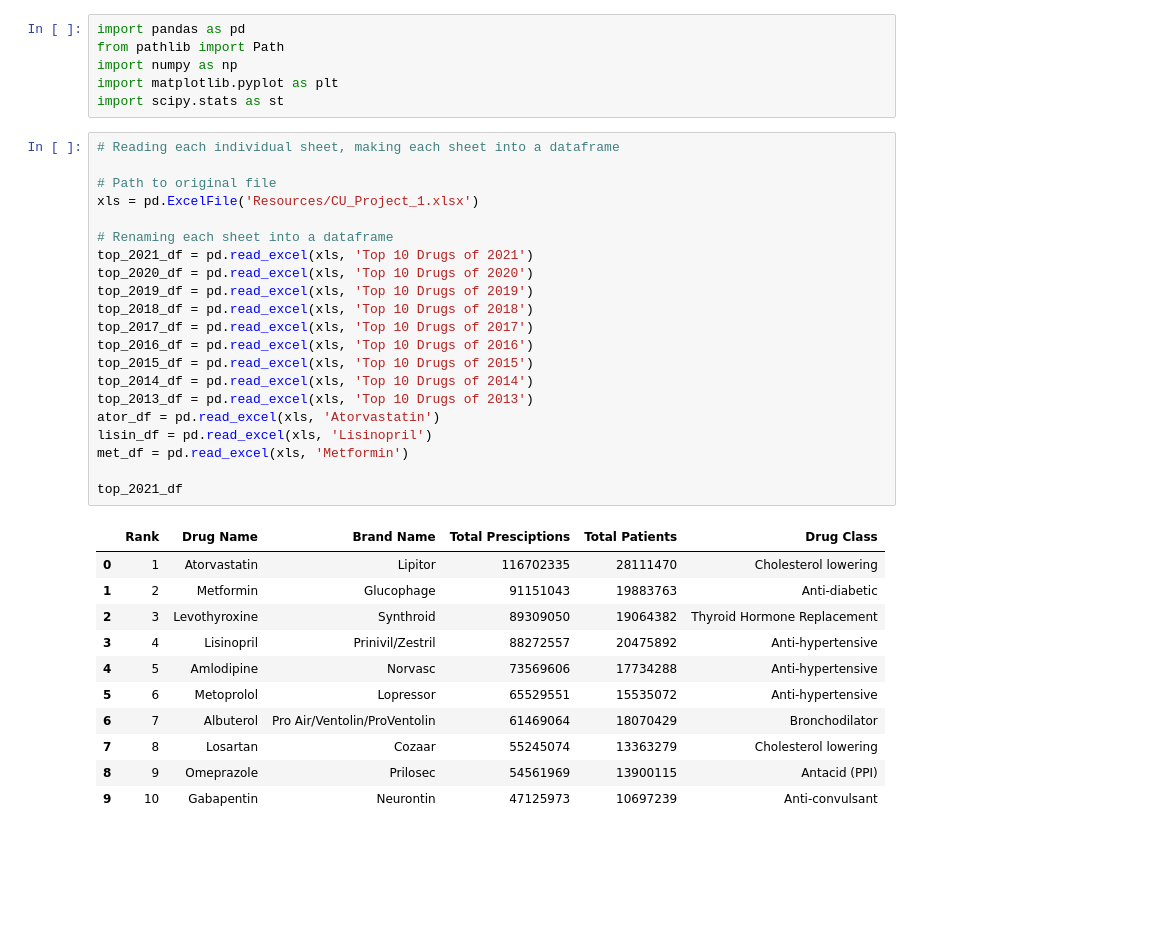
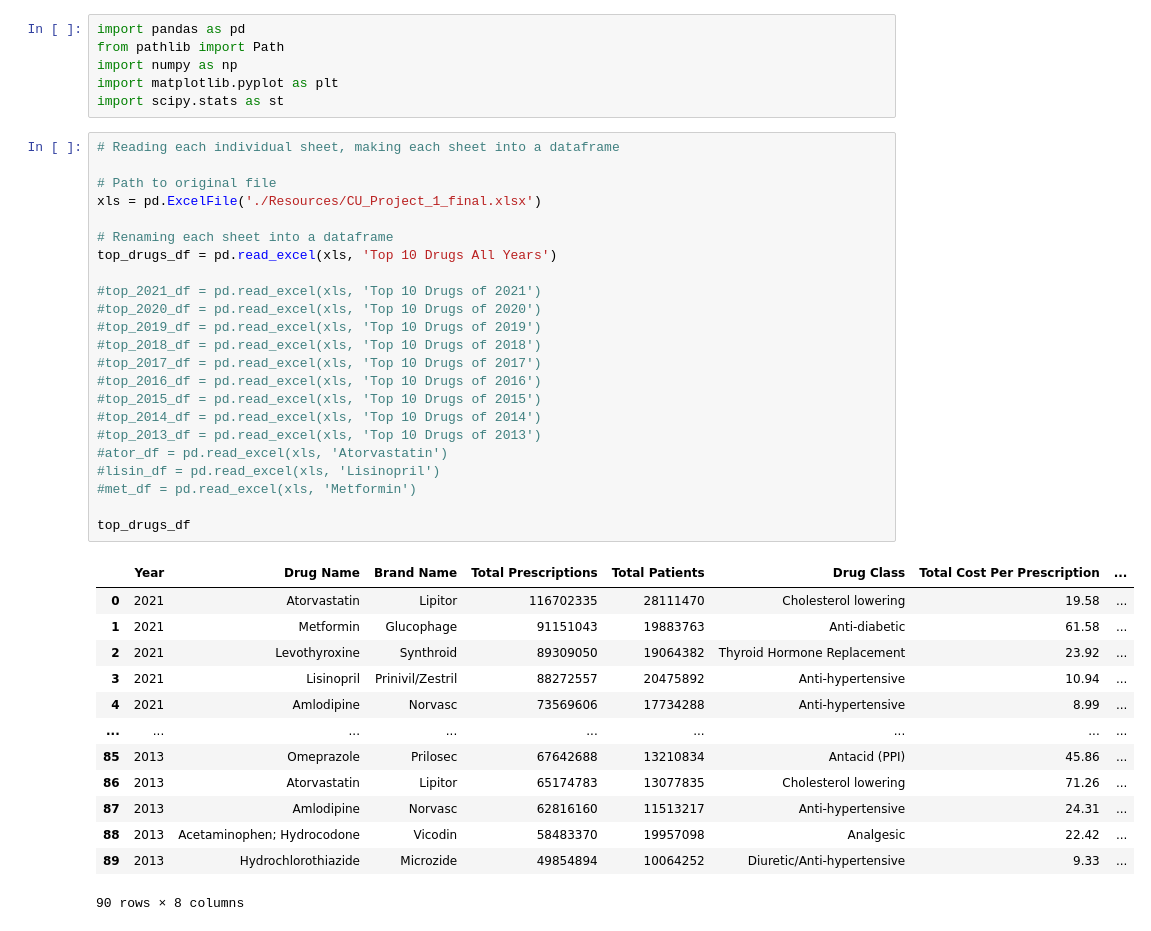
Before and after one commit to Brendan99LL/CU_Project_1, a Jupyter notebook: Drugs.py.ipynb, the cells around one changed output. Cells and saved outputs as stored; diff of their text form; blank space fills up the shorter version.

```diff
--- a/Drugs.py.ipynb
+++ b/Drugs.py.ipynb
@@ -7,33 +7,37 @@ import scipy.stats as st
 # %%
 # Reading each individual sheet, making each sheet into a dataframe
 
 # Path to original file
-xls = pd.ExcelFile('Resources/CU_Project_1.xlsx')
+xls = pd.ExcelFile('./Resources/CU_Project_1_final.xlsx')
 
 # Renaming each sheet into a dataframe
-top_2021_df = pd.read_excel(xls, 'Top 10 Drugs of 2021')
-top_2020_df = pd.read_excel(xls, 'Top 10 Drugs of 2020')
-top_2019_df = pd.read_excel(xls, 'Top 10 Drugs of 2019')
-top_2018_df = pd.read_excel(xls, 'Top 10 Drugs of 2018')
-top_2017_df = pd.read_excel(xls, 'Top 10 Drugs of 2017')
-top_2016_df = pd.read_excel(xls, 'Top 10 Drugs of 2016')
-top_2015_df = pd.read_excel(xls, 'Top 10 Drugs of 2015')
-top_2014_df = pd.read_excel(xls, 'Top 10 Drugs of 2014')
-top_2013_df = pd.read_excel(xls, 'Top 10 Drugs of 2013')
-ator_df = pd.read_excel(xls, 'Atorvastatin')
-lisin_df = pd.read_excel(xls, 'Lisinopril')
-met_df = pd.read_excel(xls, 'Metformin')
+top_drugs_df = pd.read_excel(xls, 'Top 10 Drugs All Years')
 
-top_2021_df
+#top_2021_df = pd.read_excel(xls, 'Top 10 Drugs of 2021')
+#top_2020_df = pd.read_excel(xls, 'Top 10 Drugs of 2020')
+#top_2019_df = pd.read_excel(xls, 'Top 10 Drugs of 2019')
+#top_2018_df = pd.read_excel(xls, 'Top 10 Drugs of 2018')
+#top_2017_df = pd.read_excel(xls, 'Top 10 Drugs of 2017')
+#top_2016_df = pd.read_excel(xls, 'Top 10 Drugs of 2016')
+#top_2015_df = pd.read_excel(xls, 'Top 10 Drugs of 2015')
+#top_2014_df = pd.read_excel(xls, 'Top 10 Drugs of 2014')
+#top_2013_df = pd.read_excel(xls, 'Top 10 Drugs of 2013')
+#ator_df = pd.read_excel(xls, 'Atorvastatin')
+#lisin_df = pd.read_excel(xls, 'Lisinopril')
+#met_df = pd.read_excel(xls, 'Metformin')
+
+top_drugs_df
 # %% [output]
-|  | Rank | Drug Name | Brand Name | Total Presciptions | Total Patients | Drug Class |
-| 0 | 1 | Atorvastatin | Lipitor | 116702335 | 28111470 | Cholesterol lowering |
-| 1 | 2 | Metformin | Glucophage | 91151043 | 19883763 | Anti-diabetic |
-| 2 | 3 | Levothyroxine | Synthroid | 89309050 | 19064382 | Thyroid Hormone Replacement |
-| 3 | 4 | Lisinopril | Prinivil/Zestril | 88272557 | 20475892 | Anti-hypertensive |
-| 4 | 5 | Amlodipine | Norvasc | 73569606 | 17734288 | Anti-hypertensive |
-| 5 | 6 | Metoprolol | Lopressor | 65529551 | 15535072 | Anti-hypertensive |
-| 6 | 7 | Albuterol | Pro Air/Ventolin/ProVentolin | 61469064 | 18070429 | Bronchodilator |
-| 7 | 8 | Losartan | Cozaar | 55245074 | 13363279 | Cholesterol lowering |
-| 8 | 9 | Omeprazole | Prilosec | 54561969 | 13900115 | Antacid (PPI) |
-| 9 | 10 | Gabapentin | Neurontin | 47125973 | 10697239 | Anti-convulsant |
+|  | Year | Drug Name | Brand Name | Total Prescriptions | Total Patients | Drug Class | Total Cost Per Prescription | ... |
+| 0 | 2021 | Atorvastatin | Lipitor | 116702335 | 28111470 | Cholesterol lowering | 19.58 | ... |
+| 1 | 2021 | Metformin | Glucophage | 91151043 | 19883763 | Anti-diabetic | 61.58 | ... |
+| 2 | 2021 | Levothyroxine | Synthroid | 89309050 | 19064382 | Thyroid Hormone Replacement | 23.92 | ... |
+| 3 | 2021 | Lisinopril | Prinivil/Zestril | 88272557 | 20475892 | Anti-hypertensive | 10.94 | ... |
+| 4 | 2021 | Amlodipine | Norvasc | 73569606 | 17734288 | Anti-hypertensive | 8.99 | ... |
+| ... | ... | ... | ... | ... | ... | ... | ... | ... |
+| 85 | 2013 | Omeprazole | Prilosec | 67642688 | 13210834 | Antacid (PPI) | 45.86 | ... |
+| 86 | 2013 | Atorvastatin | Lipitor | 65174783 | 13077835 | Cholesterol lowering | 71.26 | ... |
+| 87 | 2013 | Amlodipine | Norvasc | 62816160 | 11513217 | Anti-hypertensive | 24.31 | ... |
+| 88 | 2013 | Acetaminophen; Hydrocodone | Vicodin | 58483370 | 19957098 | Analgesic | 22.42 | ... |
+| 89 | 2013 | Hydrochlorothiazide | Microzide | 49854894 | 10064252 | Diuretic/Anti-hypertensive | 9.33 | ... |
+90 rows × 8 columns
```
Also changed, not shown: parts of 18 cells of this notebook, 6 other files.
